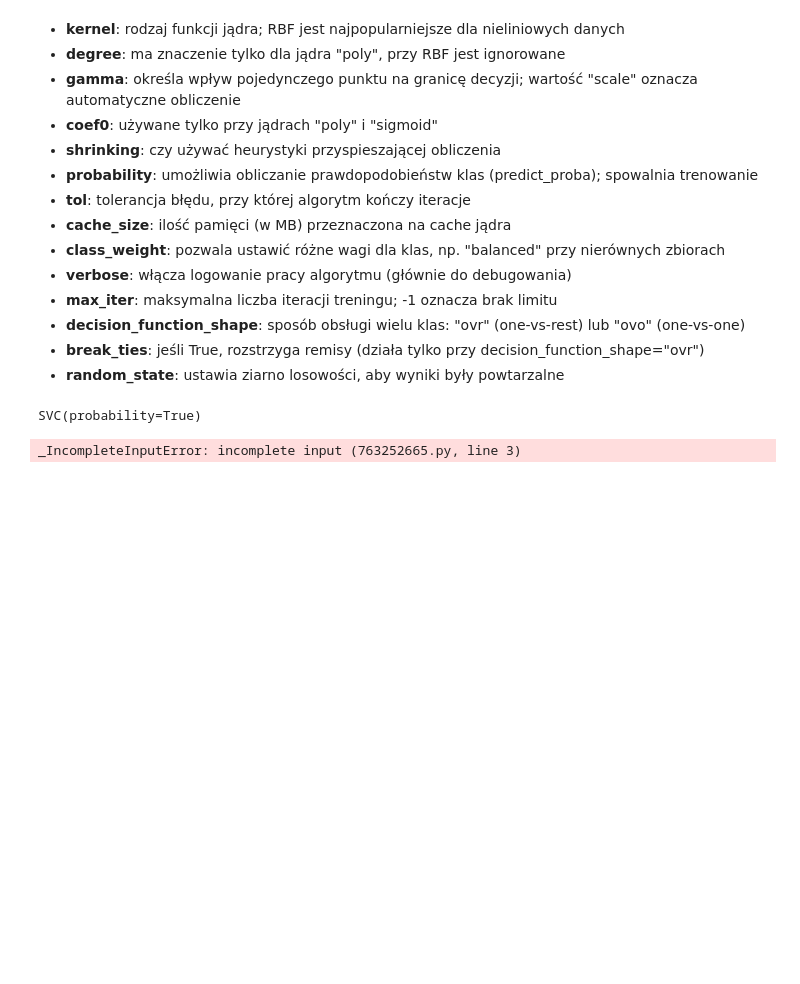
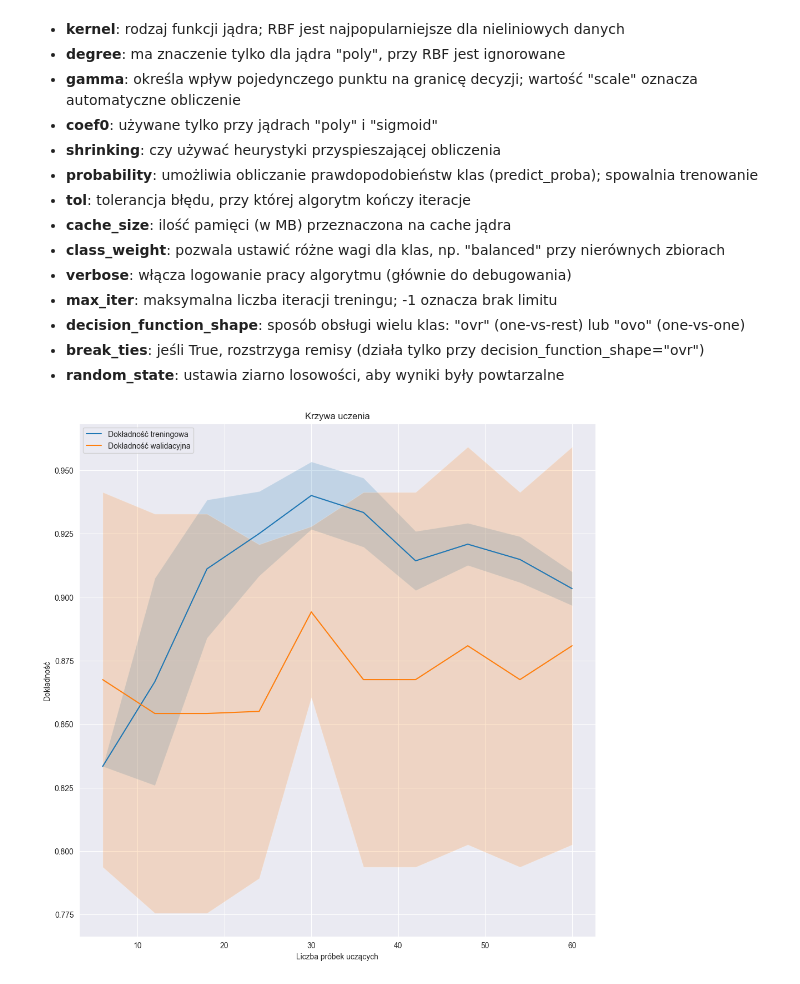
Before and after one commit to muzykos/Projekt_badawczy_System_rozpoznawania_zdarzen_dzwiekowych_w_przestrzeni_domowej, a Jupyter notebook: src/notebook/model-training.ipynb, the cells around one changed output. Saved outputs shown, nothing was run; the diff lists cells and outputs as text; code cells hidden in the pictures; blank space fills up the shorter version.

Commit message:
Add SVN learning curve and confusion matrix.

```diff
--- a/src/notebook/model-training.ipynb
+++ b/src/notebook/model-training.ipynb
@@ -78,11 +88,34 @@ x_test_scaled = scaler.transform(x_test)
 # %%
 clf = SVC(kernel="rbf", probability=True)
 clf.fit(x_train_scaled, y_train)
+y_pred = clf.predict(x_test_scaled)
-# %% [output]
-SVC(probability=True)
-# %%
-y_pred = clf.predict(x_test_scaled)
-
-print(classification_report(y_test, y_pred)
-# %% [output]
-_IncompleteInputError: incomplete input (763252665.py, line 3)
+# %%
+train_sizes, train_scores, val_scores = learning_curve(
+    estimator=clf,
+    X=x_train,
+    y=y_train,
+    cv=5,
+    train_sizes=numpy.linspace(0.1, 1.0, 10),
+    n_jobs=-1
+)
+
+train_mean = numpy.mean(train_scores, axis=1)
+train_std = numpy.std(train_scores, axis=1)
+val_mean = numpy.mean(val_scores, axis=1)
+val_std = numpy.std(val_scores, axis=1)
+
+plt.figure(figsize=(12, 12))
+plt.plot(train_sizes, train_mean, label="Dokładność treningowa")
+plt.plot(train_sizes, val_mean, label="Dokładność walidacyjna")
+
+plt.fill_between(train_sizes, train_mean - train_std, train_mean + train_std, alpha=0.2)
+plt.fill_between(train_sizes, val_mean - val_std, val_mean + val_std, alpha=0.2)
+
+plt.title("Krzywa uczenia")
+plt.xlabel("Liczba próbek uczących")
+plt.ylabel("Dokładność")
+plt.legend()
+plt.grid(True)
+plt.show()
+# %% [output]
+[figure, added]
```
Also changed, not shown: parts of 7 cells of this notebook, 3 other files.
